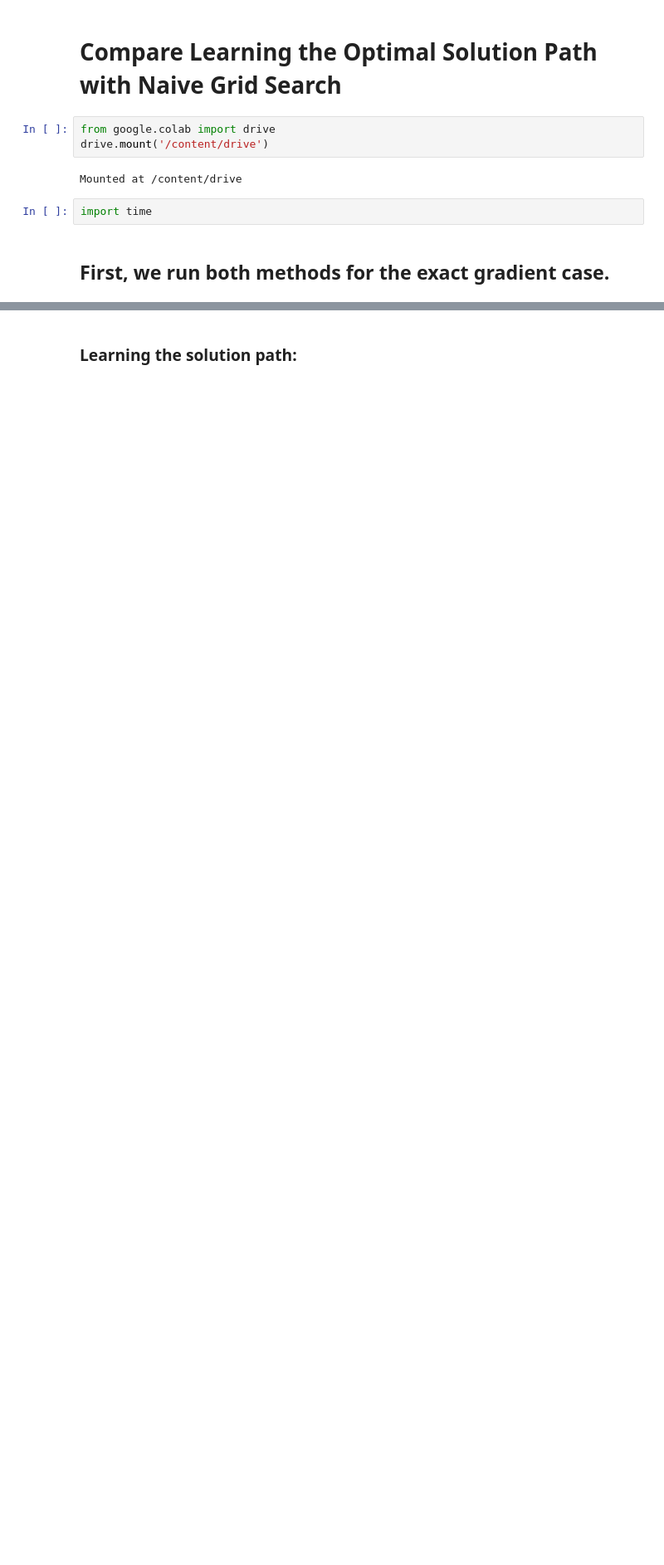
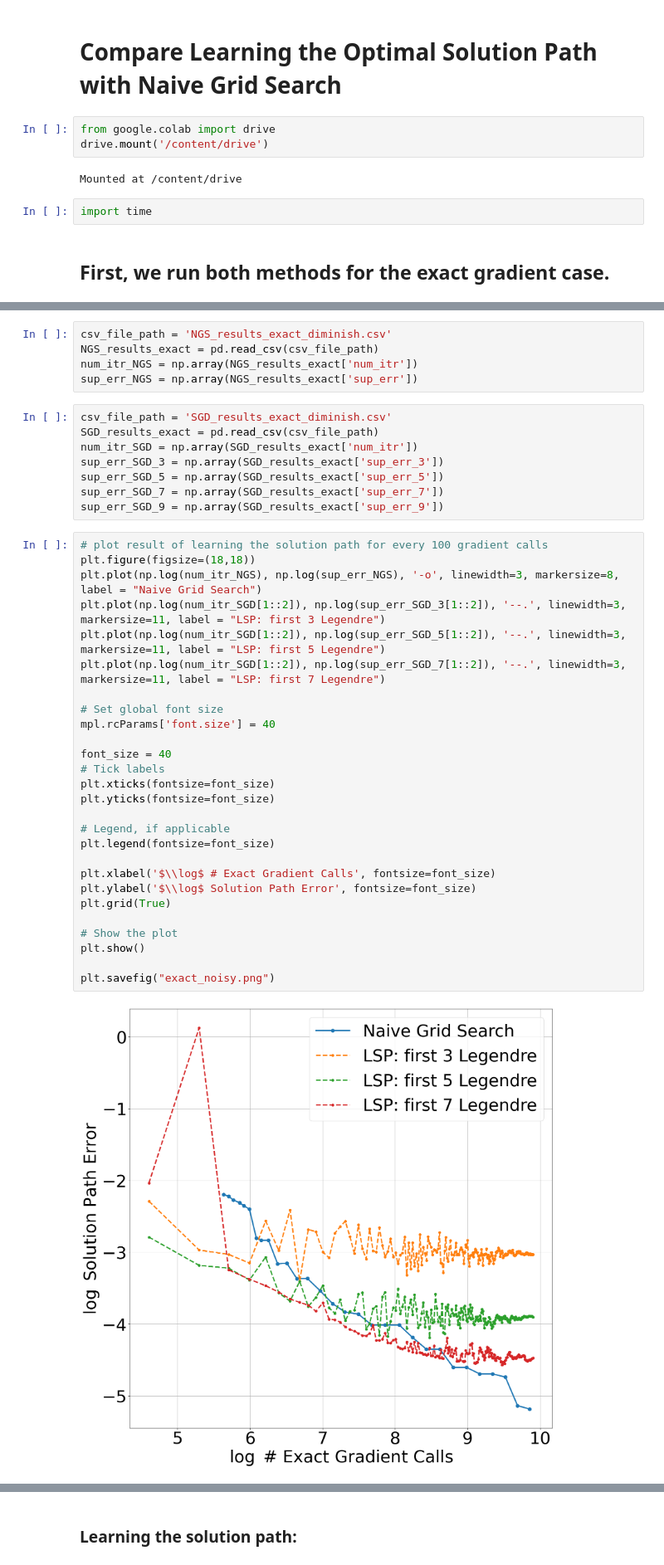
Before and after one commit to Cumberkid/Learning-the-Optimal-Solution-Path, a Jupyter notebook: Fair_Regression_Learning_the_Optimal_Solution_Path_vs_Naive_Grid_Search_using_PyTorch.ipynb, the cells around one changed output, grey strips where cells are left out. Shown at 83% size. Drawn from its saved outputs; the diff is of its cells as text; blank space fills up the shorter version.

```diff
--- a/Fair_Regression_Learning_the_Optimal_Solution_Path_vs_Naive_Grid_Search_using_PyTorch.ipynb
+++ b/Fair_Regression_Learning_the_Optimal_Solution_Path_vs_Naive_Grid_Search_using_PyTorch.ipynb
@@ -1055,0 +1373,42 @@ import time
+# %%
+csv_file_path = 'NGS_results_exact_diminish.csv'
+NGS_results_exact = pd.read_csv(csv_file_path)
+num_itr_NGS = np.array(NGS_results_exact['num_itr'])
+sup_err_NGS = np.array(NGS_results_exact['sup_err'])
+# %%
+csv_file_path = 'SGD_results_exact_diminish.csv'
+SGD_results_exact = pd.read_csv(csv_file_path)
+num_itr_SGD = np.array(SGD_results_exact['num_itr'])
+sup_err_SGD_3 = np.array(SGD_results_exact['sup_err_3'])
+sup_err_SGD_5 = np.array(SGD_results_exact['sup_err_5'])
+sup_err_SGD_7 = np.array(SGD_results_exact['sup_err_7'])
+sup_err_SGD_9 = np.array(SGD_results_exact['sup_err_9'])
+# %%
+# plot result of learning the solution path for every 100 gradient calls
+plt.figure(figsize=(18,18))
+plt.plot(np.log(num_itr_NGS), np.log(sup_err_NGS), '-o', linewidth=3, markersize=8, label = "Naive Grid Search")
+plt.plot(np.log(num_itr_SGD[1::2]), np.log(sup_err_SGD_3[1::2]), '--.', linewidth=3, markersize=11, label = "LSP: first 3 Legendre")
+plt.plot(np.log(num_itr_SGD[1::2]), np.log(sup_err_SGD_5[1::2]), '--.', linewidth=3, markersize=11, label = "LSP: first 5 Legendre")
+plt.plot(np.log(num_itr_SGD[1::2]), np.log(sup_err_SGD_7[1::2]), '--.', linewidth=3, markersize=11, label = "LSP: first 7 Legendre")
+
+# Set global font size
+mpl.rcParams['font.size'] = 40
+
+font_size = 40
+# Tick labels
+plt.xticks(fontsize=font_size)
+plt.yticks(fontsize=font_size)
+
+# Legend, if applicable
+plt.legend(fontsize=font_size)
+
+plt.xlabel('$\\log$ # Exact Gradient Calls', fontsize=font_size)
+plt.ylabel('$\\log$ Solution Path Error', fontsize=font_size)
+plt.grid(True)
+
+# Show the plot
+plt.show()
+
+plt.savefig("exact_noisy.png")
+# %% [output]
+[figure, added]
```
Also changed, not shown: parts of 167 cells of this notebook.
